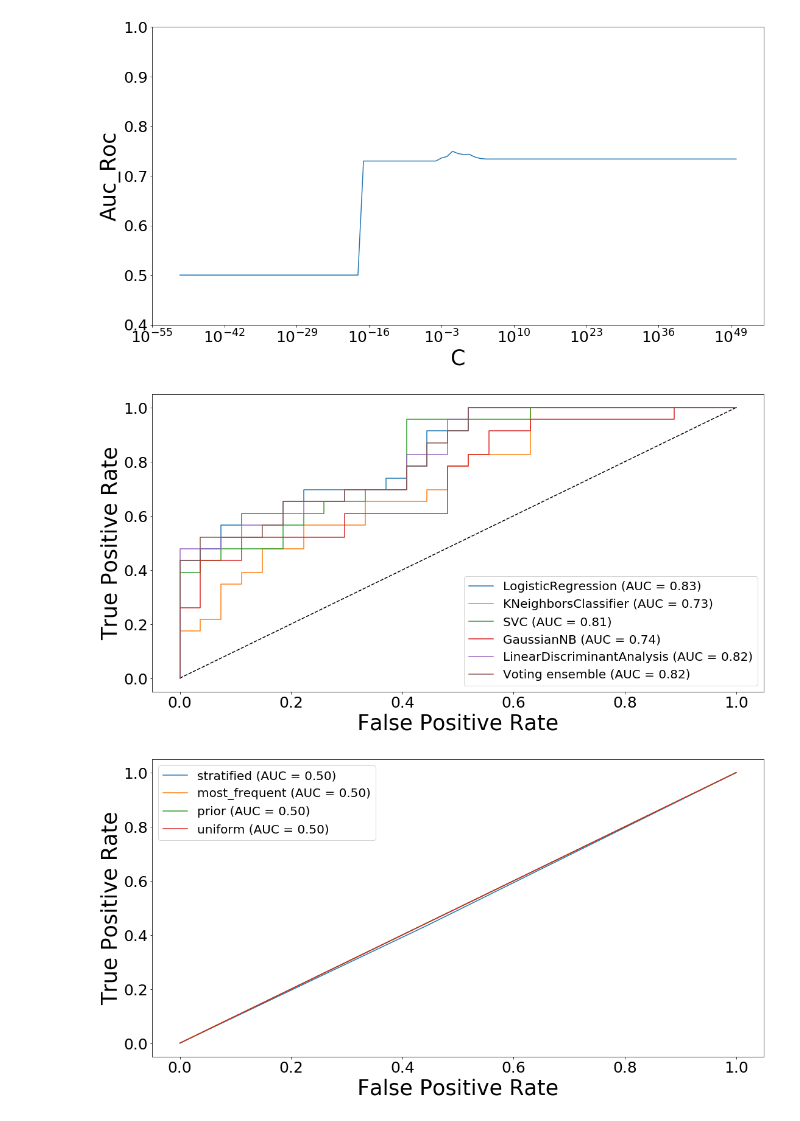
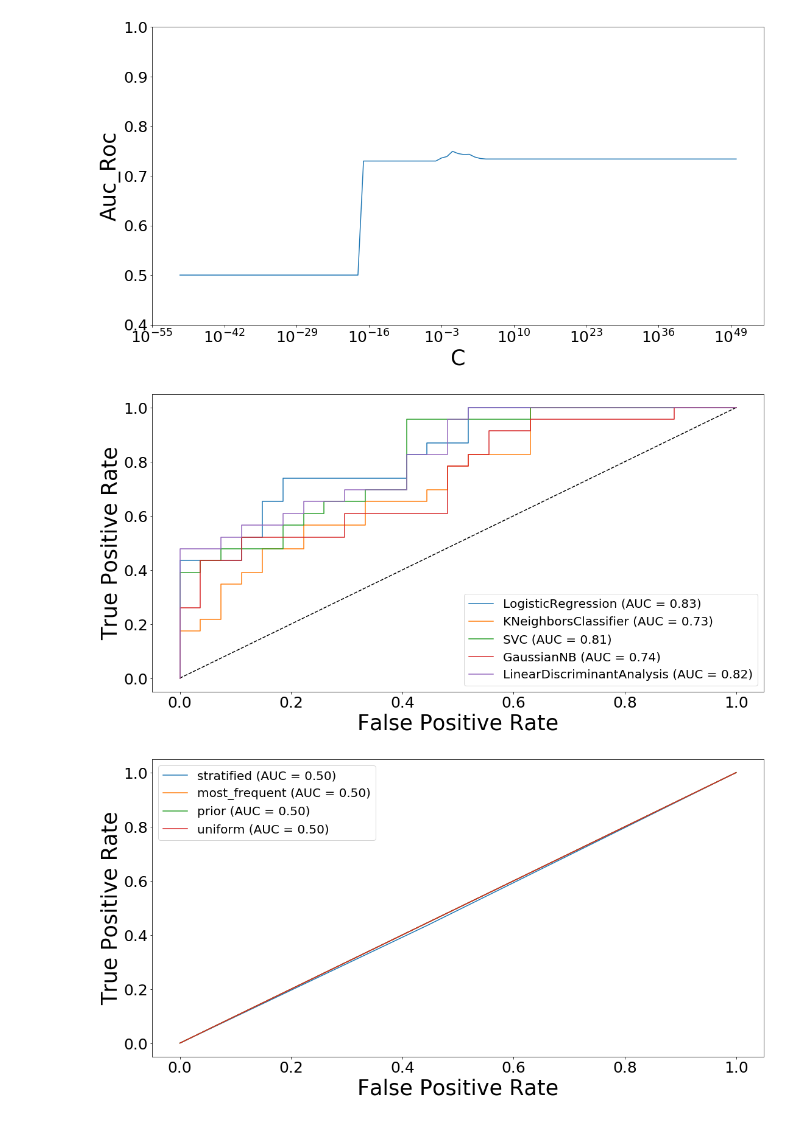
Before and after one commit to Nahu-11/Challenge, a Jupyter notebook: Challenge p_n.ipynb, the cells around one changed output. Saved outputs shown, nothing was run; the diff lists cells and outputs as text; code cells hidden in the pictures.

```diff
--- a/Challenge p_n.ipynb
+++ b/Challenge p_n.ipynb
@@ -387,7 +387,8 @@ strategies = ['stratified', 'most_frequent',
               'prior', 'uniform'
              ]
 candidates = [LogisticRegression(penalty = 'none',
-                                 solver = 'saga'
+                                 solver = 'saga',
+                                 max_iter = 2000
                                  ),
               KNeighborsClassifier(weights = 'distance',
                                    n_neighbors = 100
@@ -410,44 +411,34 @@ metadata('False positive rate', 'True positive rate')
 for i in final_result:
     final_pipe = make_pipeline(StandardScaler(),
                                candidates[i]
                                )
     fitted = final_pipe.fit(train_x, train_y)
     model = str(candidates[i])
     plot_roc_curve(fitted, test_x, test_y,
                    name = model[:model.index('(')],
                    ax = ax1
                   )
     all_models = all_models + [(model, fitted)]
-voting = VotingClassifier(all_models,
-                          voting = 'soft'
-                          )
-ensemble = make_pipeline(StandardScaler(),
-                         voting
-                         ).fit(train_x, train_y)
-plot_roc_curve(ensemble, test_x, test_y,
-               name = 'Voting ensemble',
-               ax = ax1
-               )
 plt.legend(fontsize = 20)
 plt.savefig('C:\\Users\\nahue\\Desktop\\Img\\Methods.png')
 fig2, ax2 = plt.subplots(figsize = (18, 9))
 plt.plot([0, 1], [0, 1], color = 'black', ls = '--')
 metadata('False positive rate', 'True positive rate')
 for j in dummy_result:
     dummy_pipe = make_pipeline(StandardScaler(),
                                DummyClassifier(random_state = 1,
                                                strategy = strategies[j]
                                                )
                                )
     fitted = dummy_pipe.fit(train_x, train_y)
     plot_roc_curve(fitted, test_x, test_y,
                    name = strategies[j],
                    ax = ax2
                   )
 plt.legend(fontsize = 20)
 plt.savefig('C:\\Users\\nahue\\Desktop\\Img\\Dummy.png')
 # %% [output]
-[figure, old version]
+[figure, new version]
 [figure]
 # %%
 x = data[data['train'] == 1][data.columns[3:]]
```
Also changed, not shown: parts of 2 cells of this notebook.
